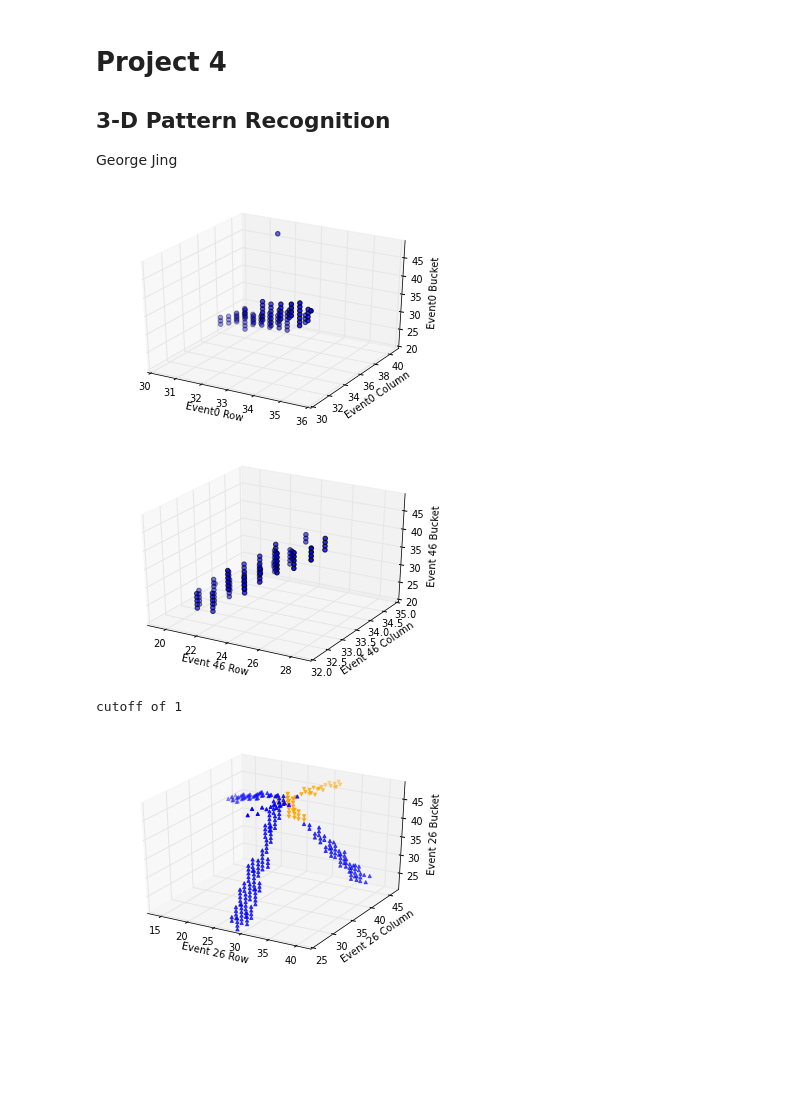
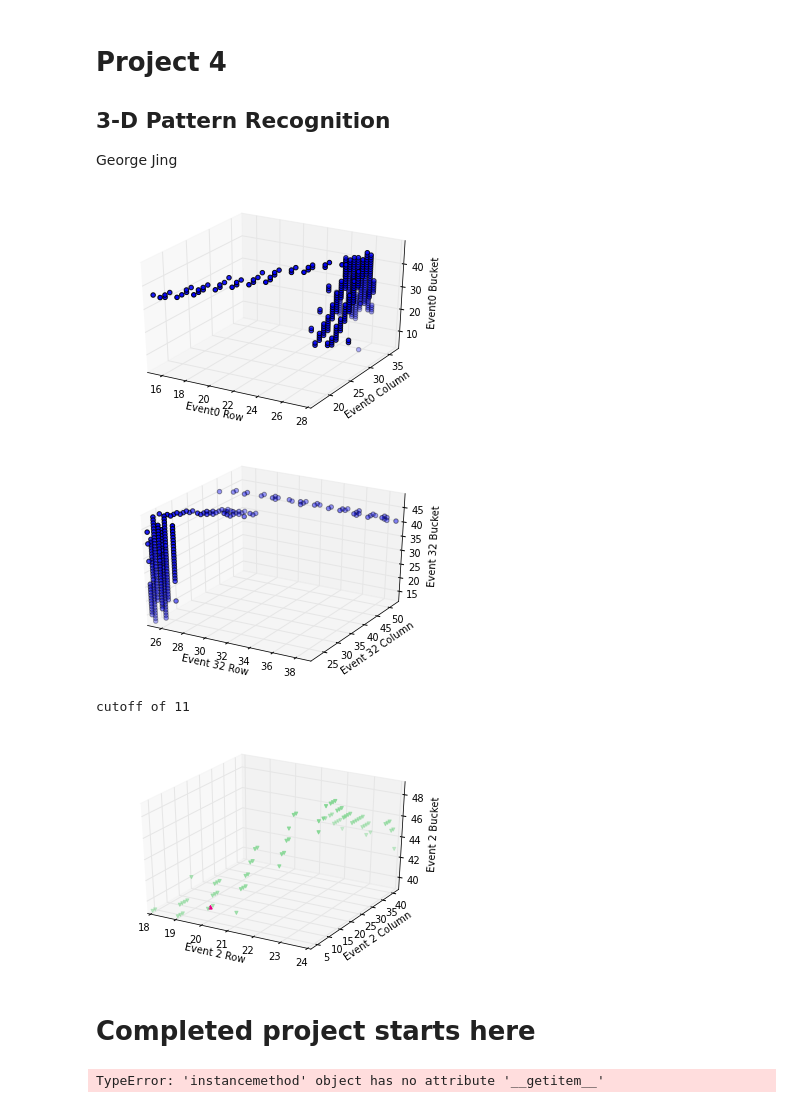
Before and after one commit to gjing/PHYS202-S13, a Jupyter notebook: Project/project_grade_this_one.ipynb, the cells around one changed output. Cells and saved outputs as stored; diff of their text form; code cells hidden in the pictures; blank space fills up the shorter version.

Commit message:
can't get tracks to work

```diff
--- a/Project/project_grade_this_one.ipynb
+++ b/Project/project_grade_this_one.ipynb
@@ -14,7 +14,7 @@ class Voxel:
         self.bucket = float(data.split(' ')[3])
         self.ADC = float(data.split(' ')[4])
     def setGradient(self, other):
-        self.gradient = (other.ADC-self.ADC)/((self.row-other.row)**2 + (self.column-other.column)**2 + (self.bucket-other.bucket)**2)
+        self.gradient = (other.ADC-self.ADC)
 # %%
 def getEvent(f, e_num):
     """Parses the file, looking for the string that begins with #### Event Number
@@ -29,7 +29,7 @@ def getEvent(f, e_num):
         line = f.readline()
     atline = False
     while not atline:
-        if "#### Event " in line:
+        if line == '' or "#### Event " in line:
             return arr
         else:
             arr.append(Voxel(line))
@@ -37,26 +37,26 @@ def getEvent(f, e_num):
 # %%
 #plotting the data for event0
 niffte = open("niffte_data.txt", 'r')
-events = getEvent(niffte,0)
+events = getEvent(niffte,99)
 import math
 import numpy as np
 from mpl_toolkits.mplot3d import Axes3D
 fig = figure()
 ax = fig.gca(projection='3d')
 event1Row = []
 event1Col = []
 event1Buc = []
 for voxel in events:
     event1Row.append(voxel.row)
     event1Col.append(voxel.column)
     event1Buc.append(voxel.bucket)
 p = ax.scatter(event1Row,event1Col,event1Buc)
 ax.set_xlabel('Event0 Row')
 ax.set_ylabel('Event0 Column')
 ax.set_zlabel('Event0 Bucket')
 niffte.close()
 # %% [output]
-[figure, old version]
+[figure, new version]
 # %%
 def sortData(data, n):
     """takes the data and an event number sorts all the voxels by highest to lowest ADC"""
@@ -85,7 +85,7 @@ ax.set_ylabel('Event '+str(n)+' Column')
 ax.set_zlabel('Event '+str(n)+' Bucket')
 niffte.close()
 # %% [output]
-[figure, old version]
+[figure, new version]
 # %%
 def gradCutoff(data, cutoff):
     """creates a track and pool array determined by the cutoff and returns the arrays"""
@@ -132,9 +136,12 @@ def graphSortedEvent(data,n,cutoff):
 # %%
 #testing random events with random cutoffs
 niffte = open("niffte_data.txt", 'r')
-cutoff = rand.randint(1,5)
+cutoff = rand.randint(1,20)
 print "cutoff of "+str(cutoff)
-graphSortedEvent(niffte,rand.randint(0,100),cutoff)
+graphSortedEvent(niffte,2,cutoff)
 # %% [output]
-cutoff of 1
+cutoff of 11
-[figure, old version]
+[figure, new version]
+# %% [markdown]
+Completed project starts here
+=
@@ -140,0 +245,5 @@ cutoff of 1
+# %%
+len(events[2].tracks)
+events[2].graphEvent[5]
+# %% [output]
+TypeError: 'instancemethod' object has no attribute '__getitem__'
```
Also changed, not shown: parts of 6 cells of this notebook.
